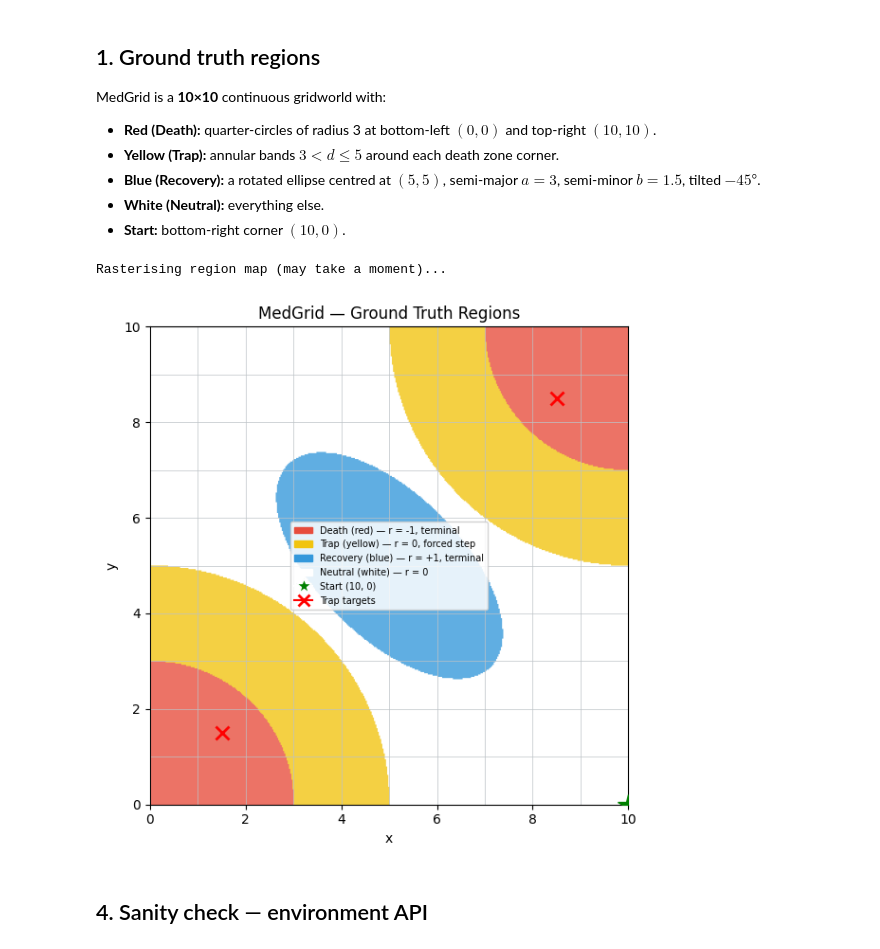
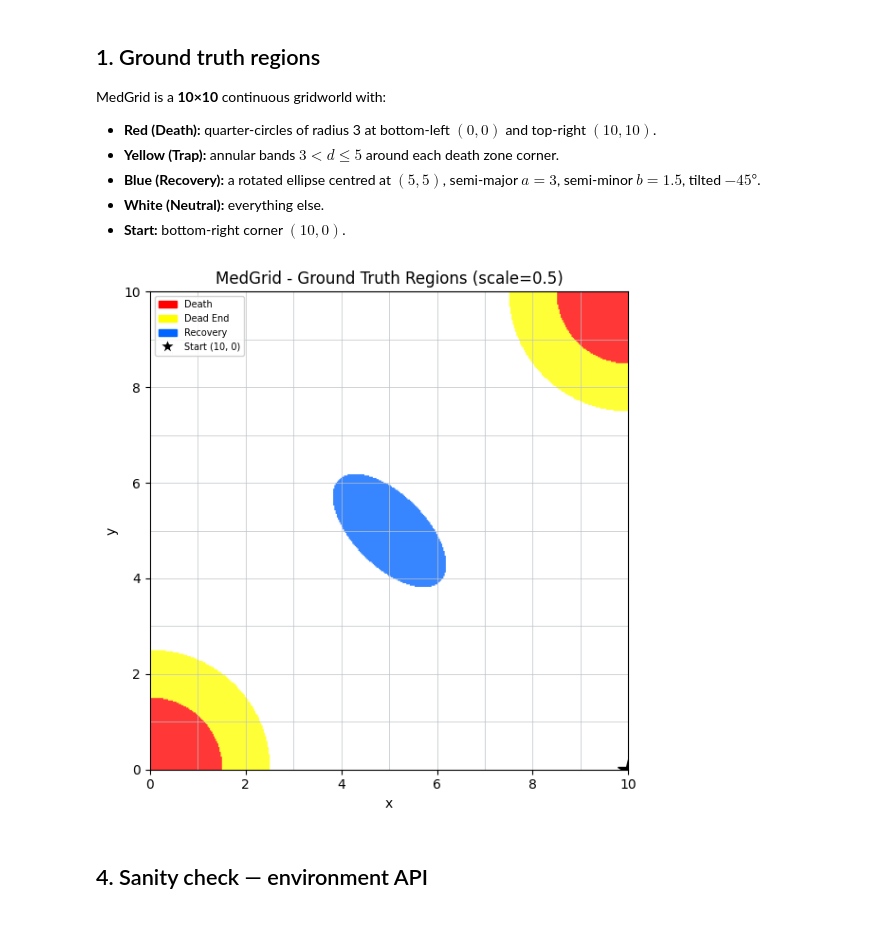
Before and after one commit to jaym-01/ContinuousDeD, a Jupyter notebook: medgrid_analysis.ipynb, the cells around one changed output. Drawn from its saved outputs; the diff is of its cells as text; code cells hidden in the pictures.

Commit message:
added notebook for 15 bins and scale to med grid

```diff
--- a/medgrid_analysis.ipynb
+++ b/medgrid_analysis.ipynb
@@ -28,12 +28,33 @@ MedGrid is a **10×10** continuous gridworld with:
 * **White (Neutral):** everything else.
 * **Start:** bottom-right corner $(10, 0)$.
 # %%
-SIZE = 10.0
-DEATH_R = 3.0
-TRAP_R  = 5.0
-ELLIPSE_A = 3.0
-ELLIPSE_B = 1.5
-RESOLUTION = 800   # pixels per axis for the rasterised background
+SCALE      = 0.5   # set < 1 to shrink danger/recovery zones proportionally
+SIZE       = 10.0
+DEATH_R    = 3.0 * SCALE
+TRAP_R     = 5.0 * SCALE
+ELLIPSE_A  = 3.0 * SCALE
+ELLIPSE_B  = 1.5 * SCALE
+RESOLUTION = 800
+
+# Backward-compatible aliases used by later cells.
+DEATH_COLOR_HEX    = '#ff0000'
+DEAD_END_COLOR_HEX = '#ffff00'
+RECOVERY_COLOR_HEX = '#0064ff'
+NEUTRAL_COLOR_HEX  = '#ffffff'
+START_COLOR_HEX    = '#000000'
+
+
+def hex_to_rgba(hex_color, alpha=255):
+    """Convert '#RRGGBB' color to an RGBA uint8 array."""
+    value = hex_color.lstrip('#')
+    if len(value) != 6:
+        raise ValueError(f'Invalid hex color: {hex_color}')
+    return np.array([
+        int(value[0:2], 16),
+        int(value[2:4], 16),
+        int(value[4:6], 16),
+        int(alpha),
+    ], dtype=np.uint8)
 
 
 def classify_point(x, y):
@@ -53,18 +74,18 @@ def classify_point(x, y):
 
 def build_region_image(resolution=RESOLUTION):
     """Rasterise the region map into an RGBA image for imshow."""
-    COLORS = {
-        'death':    np.array([231,  76,  60, 200], dtype=np.uint8),   # red
-        'trap':     np.array([241, 196,  15, 200], dtype=np.uint8),   # yellow
-        'recovery': np.array([ 52, 152, 219, 200], dtype=np.uint8),   # blue
-        'neutral':  np.array([255, 255, 255, 255], dtype=np.uint8),   # white
+    colors = {
+        'death':    hex_to_rgba(DEATH_COLOR_HEX, alpha=200),
+        'trap':     hex_to_rgba(DEAD_END_COLOR_HEX, alpha=200),
+        'recovery': hex_to_rgba(RECOVERY_COLOR_HEX, alpha=200),
+        'neutral':  hex_to_rgba(NEUTRAL_COLOR_HEX, alpha=255),
     }
     xs = np.linspace(0, SIZE, resolution)
     ys = np.linspace(0, SIZE, resolution)
     img = np.zeros((resolution, resolution, 4), dtype=np.uint8)
     for j, y in enumerate(ys):
         for i, x in enumerate(xs):
-            img[j, i] = COLORS[classify_point(x, y)]
+            img[j, i] = colors[classify_point(x, y)]
     return img
 
 
@@ -74,53 +95,42 @@ def plot_ground_truth(ax=None, resolution=RESOLUTION):
         fig, ax = plt.subplots(figsize=(6, 6))
     else:
         fig = ax.figure
 
     img = build_region_image(resolution)
     ax.imshow(img, origin='lower', extent=[0, SIZE, 0, SIZE], aspect='equal')
 
     # 1-unit grid lines
     for i in range(11):
         ax.axhline(i, color='#bdc3c7', lw=0.5, zorder=2)
         ax.axvline(i, color='#bdc3c7', lw=0.5, zorder=2)
 
-    # Trap forced-transition targets
-    ax.plot(1.5, 1.5, 'rx', markersize=10, markeredgewidth=2,
-            label='Trap1 target (1.5, 1.5)', zorder=4)
-    ax.plot(8.5, 8.5, 'rx', markersize=10, markeredgewidth=2,
-            label='Trap2 target (8.5, 8.5)', zorder=4)
-
     # Start position
-    ax.plot(10, 0, 'g*', markersize=16, label='Start (10, 0)', zorder=5)
+    ax.plot(10, 0, marker='*', color=START_COLOR_HEX, markersize=16,
+            label='Start (10, 0)', zorder=5)
 
     # Legend patches
     legend_patches = [
-        mpatches.Patch(color='#e74c3c', label='Death (red) — r = -1, terminal'),
-        mpatches.Patch(color='#f1c40f', label='Trap (yellow) — r = 0, forced step'),
-        mpatches.Patch(color='#3498db', label='Recovery (blue) — r = +1, terminal'),
-        mpatches.Patch(color='white',   label='Neutral (white) — r = 0'),
-        plt.Line2D([0],[0], marker='*', color='w', markerfacecolor='g',
+        mpatches.Patch(color=DEATH_COLOR_HEX, label='Death'),
+        mpatches.Patch(color=DEAD_END_COLOR_HEX, label='Dead End'),
+        mpatches.Patch(color=RECOVERY_COLOR_HEX, label='Recovery'),
+        plt.Line2D([0], [0], marker='*', color='w', markerfacecolor=START_COLOR_HEX,
                    markersize=12, label='Start (10, 0)'),
-        plt.Line2D([0],[0], marker='x', color='r',
-                   markersize=8, markeredgewidth=2, label='Trap targets'),
     ]
-    ax.legend(handles=legend_patches, loc='center', fontsize=7,
-              framealpha=0.85, bbox_to_anchor=(0.5, 0.5))
+    ax.legend(handles=legend_patches, loc='upper left', fontsize=7, framealpha=0.85)
 
     ax.set_xlim(0, SIZE)
     ax.set_ylim(0, SIZE)
     ax.set_xlabel('x')
     ax.set_ylabel('y')
-    ax.set_title('MedGrid — Ground Truth Regions')
+    ax.set_title(f'MedGrid - Ground Truth Regions (scale={SCALE})')
     return fig, ax
 
 
-print('Rasterising region map (may take a moment)...')
 fig, ax = plot_ground_truth(resolution=400)
 plt.tight_layout()
 plt.show()
 # %% [output]
-Rasterising region map (may take a moment)...
-[figure, old version]
+[figure, new version]
 # %% [markdown]
 ## 4. Sanity check — environment API
 # %%
```
Also changed, not shown: parts of 5 cells of this notebook, 5 other files.
